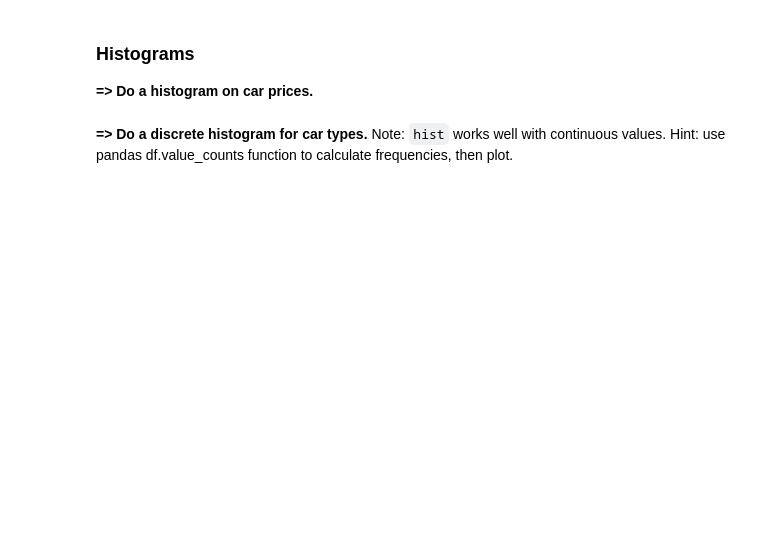
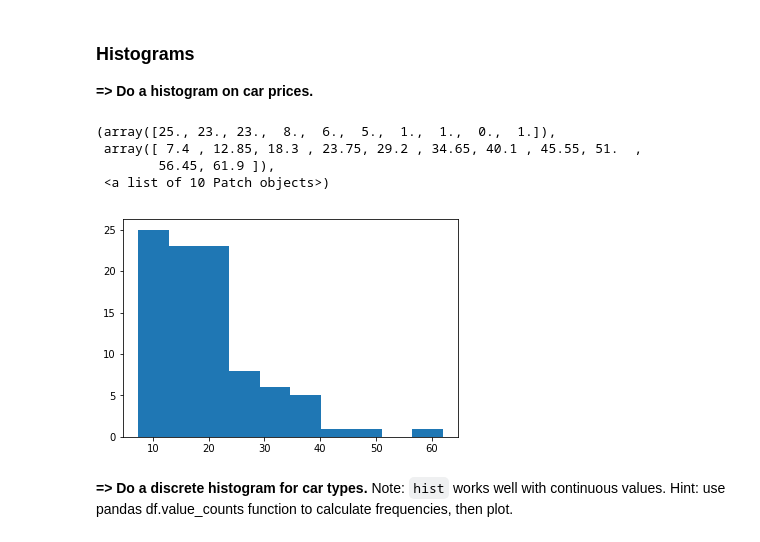
Before and after one commit to elephantscale/python-labs-solutions, a Jupyter notebook: visualization/2-plot-cars.ipynb, the cells around one changed output. Cells and saved outputs as stored; diff of their text form; code cells hidden in the pictures; blank space fills up the shorter version.

```diff
--- a/visualization/2-plot-cars.ipynb
+++ b/visualization/2-plot-cars.ipynb
@@ -123,6 +126,13 @@ plt.boxplot()
 **=> Do a histogram on car prices.**
 # %%
 # TODO: Perform Histogram
+plt.hist(Cars93['Price'])
+# %% [output]
+(array([25., 23., 23.,  8.,  6.,  5.,  1.,  1.,  0.,  1.]),
+ array([ 7.4 , 12.85, 18.3 , 23.75, 29.2 , 34.65, 40.1 , 45.55, 51.  ,
+        56.45, 61.9 ]),
+ <a list of 10 Patch objects>)
+[figure, added]
 # %% [markdown]
 
 **=> Do a discrete histogram for car types.**
```
Also changed, not shown: parts of 8 cells of this notebook.
